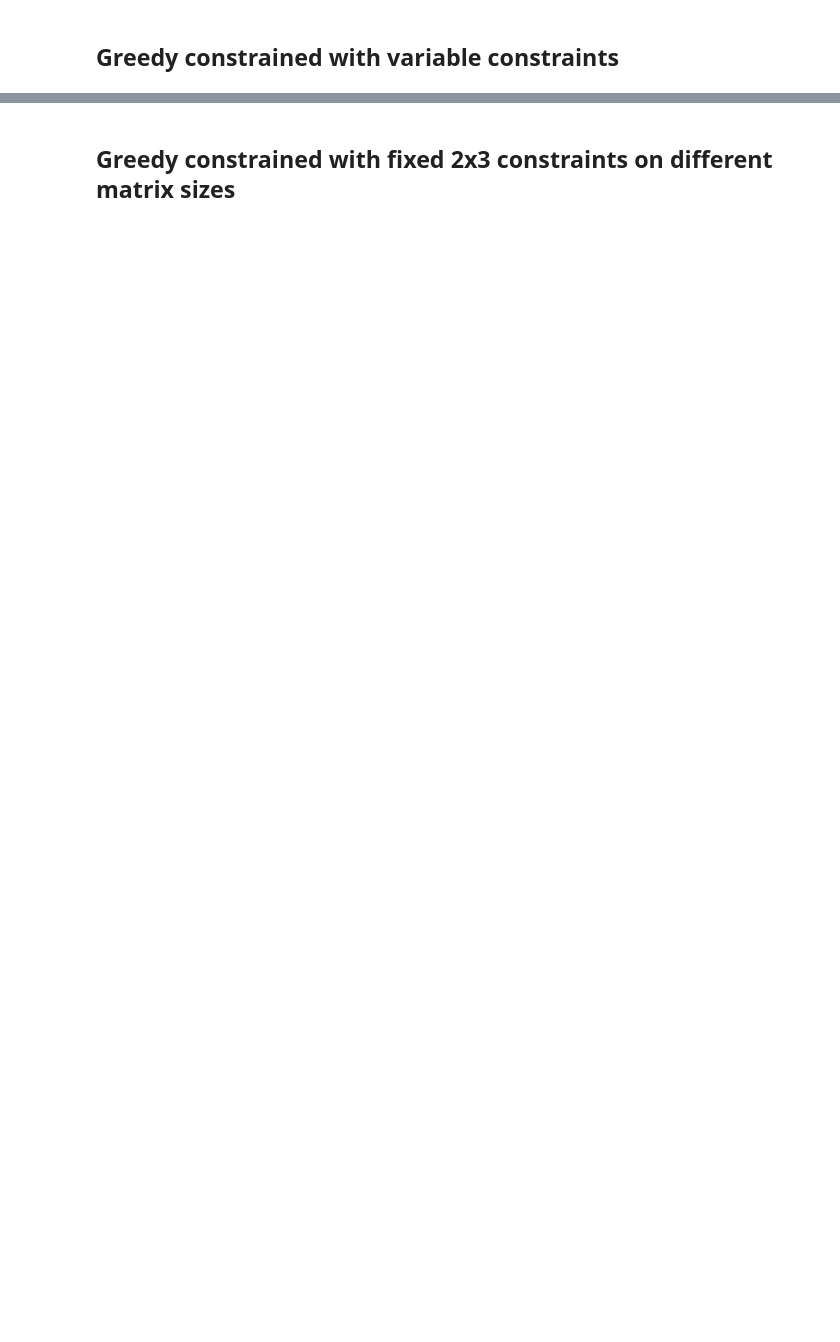
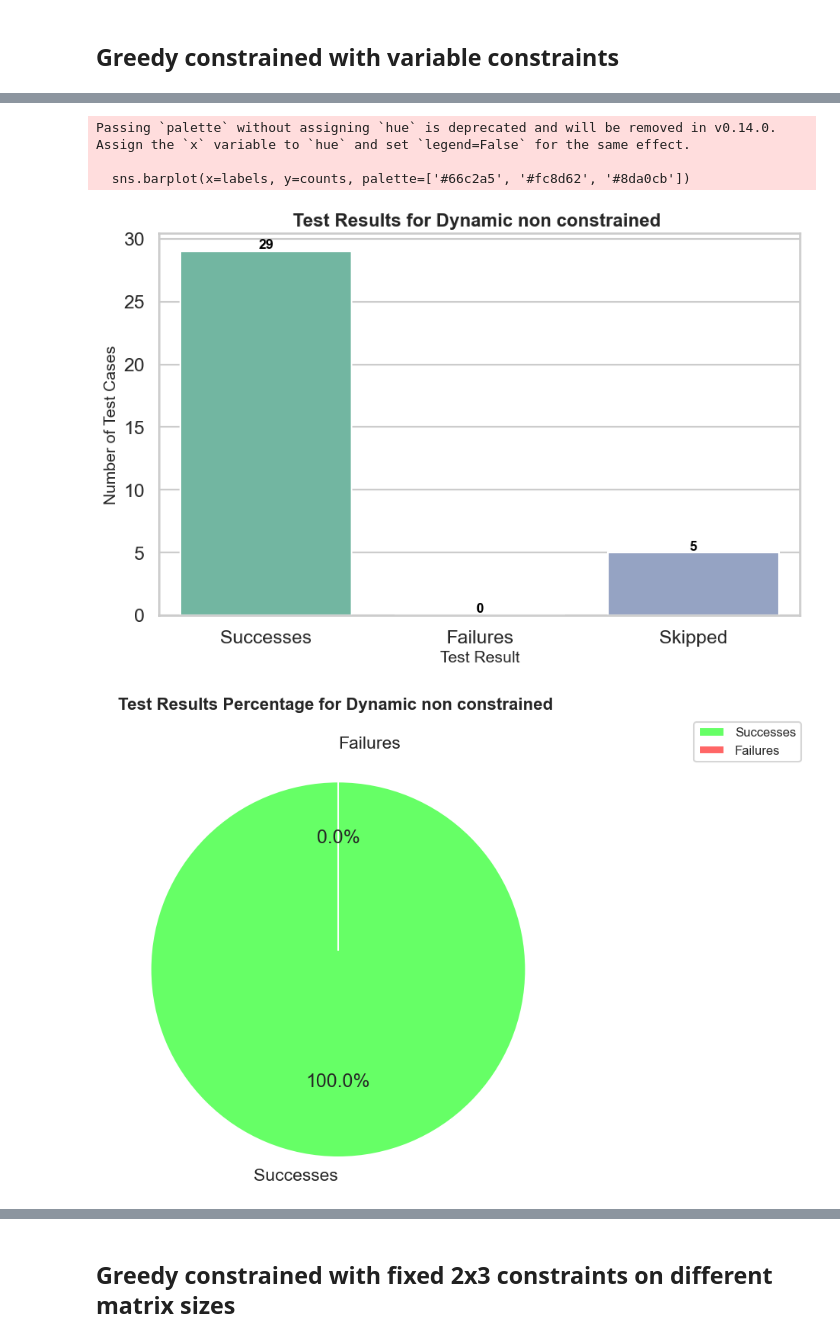
Before and after one commit to Amrithya/Advanced-Algorithm-Project-2023-2024, a Jupyter notebook: main_amgad.ipynb, the cells around one changed output, grey strips where cells are left out. Drawn from its saved outputs; the diff is of its cells as text; code cells hidden in the pictures; blank space fills up the shorter version.

Commit message:
genereated better test cases  and updated visualizations
updated visualizations

```diff
--- a/main_amgad.ipynb
+++ b/main_amgad.ipynb
@@ -125,2 +142,7 @@ Success Percentage for Greedy algorithm non constrained: 100.00%
 # %% [markdown]
 ## Greedy constrained with variable constraints
+# %%
+algorithm_name = "Dynamic non constrained"
+test_results= test_algorithm_instance.run_algorithm_tests(maxMatrixSum_non_constraint, algorithm_name)
+create_test_result_plots(test_results,algorithm_name)
+# %% [output]
@@ -126,0 +166,5 @@ Success Percentage for Greedy algorithm non constrained: 100.00%
+Passing `palette` without assigning `hue` is deprecated and will be removed in v0.14.0. Assign the `x` variable to `hue` and set `legend=False` for the same effect.
+
+  sns.barplot(x=labels, y=counts, palette=['#66c2a5', '#fc8d62', '#8da0cb'])
+[figure, added]
+[figure, added]
```
Also changed, not shown: parts of 6 cells of this notebook, 6 other files.
